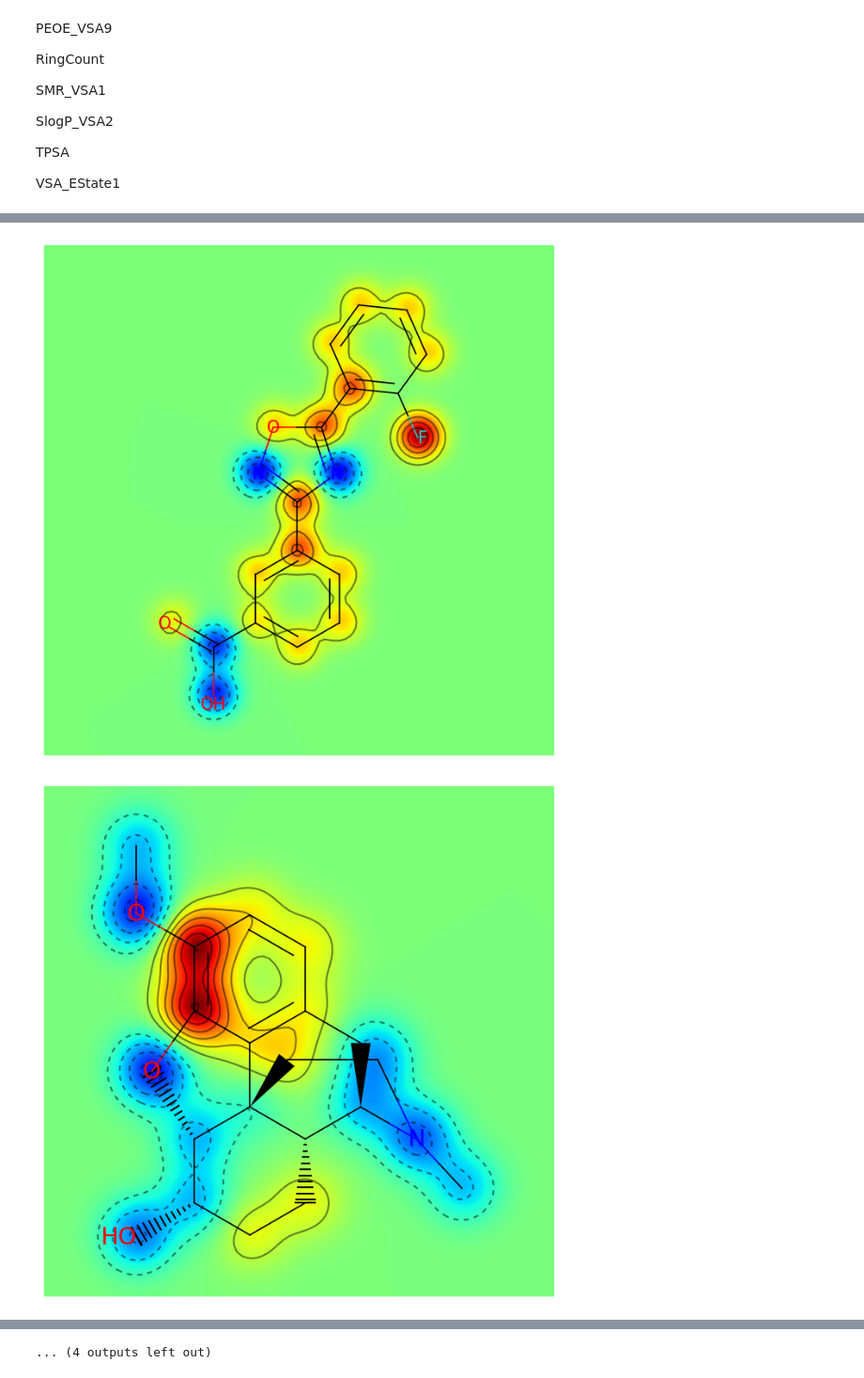
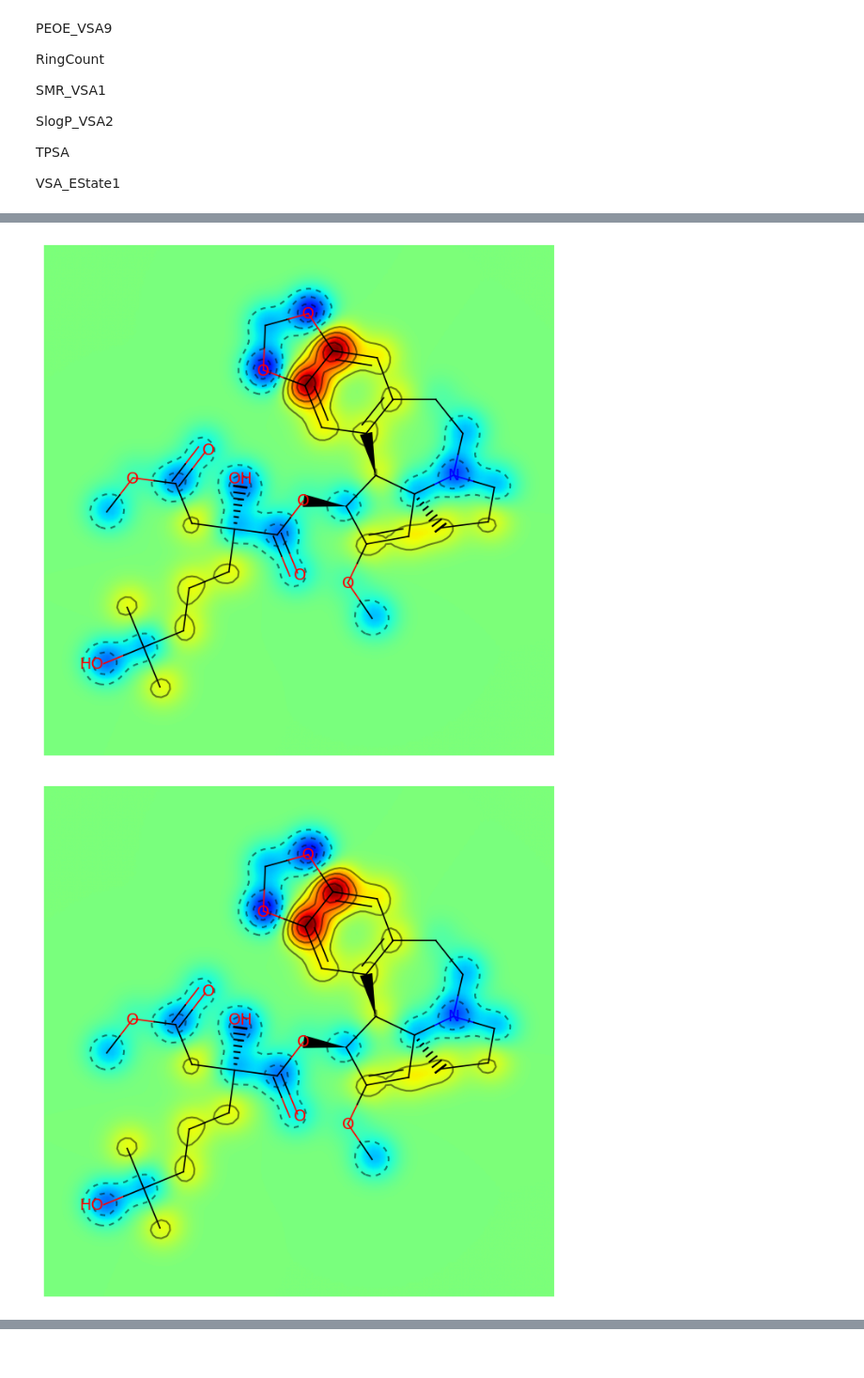
Before and after one commit to dobrotvorn/DataCon23, a Jupyter notebook: Mini_task2.ipynb, the cells around one changed output, grey strips where cells are left out. Shown at 94% size. Drawn from its saved outputs; the diff is of its cells as text; code cells hidden in the pictures.

```diff
--- a/Mini_task2.ipynb
+++ b/Mini_task2.ipynb
@@ -166,12 +166,11 @@ df_path2.head()
 | 4 | COc1ccc2c3c1O[C@H]1[C@@H](O)CC[C@... | 13.210559 | 13.210559 | 9.473726 | 301.167794 | 1.363636 | 1 | 4 | ... |
 # %%
 # Создание картинок структур с распределением электронной плотности
-for item in myzip.namelist():
-        if item.endswith('sdf'):
-          mol = Chem.MolFromMolFile(f'{item}')
-          contribs = rdMolDescriptors._CalcCrippenContribs(mol)
-          fig = SimilarityMaps.GetSimilarityMapFromWeights(mol,[x for x,y in contribs], colorMap='jet', contourLines=10)
-          print(fig)
+for mol in mols:
+  mol = Chem.MolFromMolFile(f'{item}')
+  contribs = rdMolDescriptors._CalcCrippenContribs(mol)
+  fig = SimilarityMaps.GetSimilarityMapFromWeights(mol,[x for x,y in contribs], colorMap='jet', contourLines=10)
+  print(fig)
 # %% [output]
 Figure(250x250)
 Figure(250x250)
@@ -194,2 +193,2 @@ Figure(250x250)
-[figure, old version]
+[figure, new version]
-[figure, old version]
+[figure, new version]
@@ -202 +194,0 @@ Figure(250x250)
-... (4 outputs left out)
```
Also changed, not shown: parts of 1 cell of this notebook.
